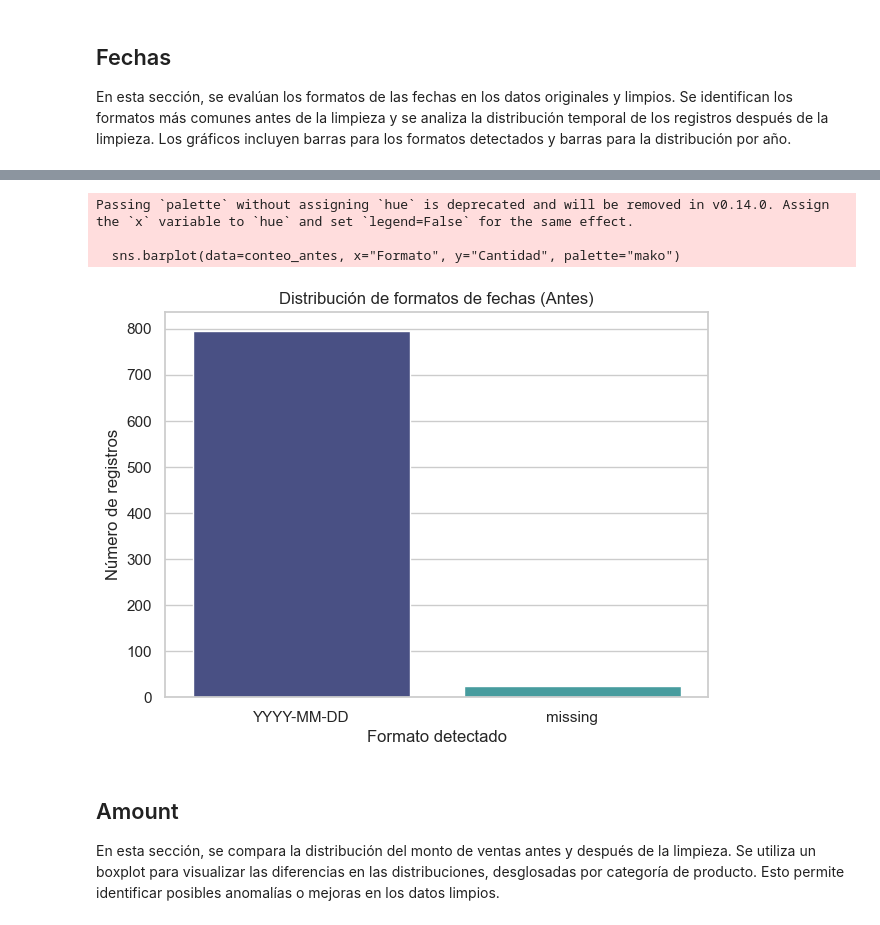
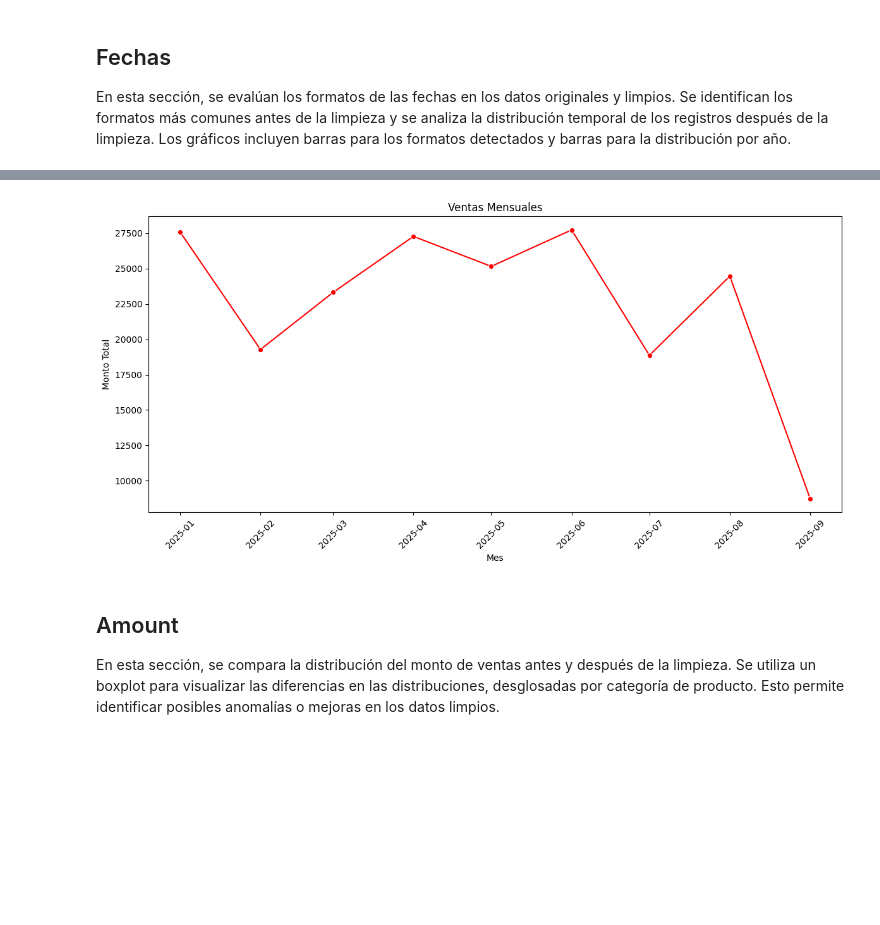
Before and after one commit to JuanHoyos329/lab6, a Jupyter notebook: visualization.ipynb, the cells around one changed output, grey strips where cells are left out. Cells and saved outputs as stored; diff of their text form; code cells hidden in the pictures; blank space fills up the shorter version.

```diff
--- a/visualization.ipynb
+++ b/visualization.ipynb
@@ -140,27 +83,18 @@ plt.show()
-# %%
-retail_og["purchase_date"] = retail_og["purchase_date"].apply(detectar_formato)
-conteo_antes = retail_og["purchase_date"].value_counts().reset_index()
-conteo_antes.columns = ["Formato", "Cantidad"]
-
-# Despues
-# Convertir columna de fecha a datetime
-retail_clean["purchase_date"] = pd.to_datetime(retail_clean["purchase_date"], errors="coerce")
-
-# Agrupar por fecha y contar registros
-conteo_despues = retail_clean.groupby("purchase_date").size().reset_index(name="Cantidad")
-
-# Antes
-plt.figure(figsize=(7,5))
-sns.barplot(data=conteo_antes, x="Formato", y="Cantidad", palette="mako")
-plt.title("Distribución de formatos de fechas (Antes)")
-plt.ylabel("Número de registros")
-plt.xlabel("Formato detectado")
-plt.show()
-# %% [output]
-Passing `palette` without assigning `hue` is deprecated and will be removed in v0.14.0. Assign the `x` variable to `hue` and set `legend=False` for the same effect.
-
-  sns.barplot(data=conteo_antes, x="Formato", y="Cantidad", palette="mako")
-[figure, removed]
+# %%
+retail_clean['purchase_date'] = pd.to_datetime(retail_clean['purchase_date'])
+ventas_mensuales = retail_clean.groupby(retail_clean['purchase_date'].dt.to_period('M'))['amount'].sum()
+ventas_mensuales.index = ventas_mensuales.index.to_timestamp()
+
+plt.figure(figsize=(12,6))
+sns.lineplot(x=ventas_mensuales.index, y=ventas_mensuales.values, marker='o', color = "red")
+plt.title('Ventas Mensuales')
+plt.xlabel('Mes')
+plt.ylabel('Monto Total')
+plt.xticks(rotation=45)
+plt.tight_layout()
+plt.show()
+# %% [output]
+[figure, added]
 # %% [markdown]
 ## Amount
 
```
Also changed, not shown: parts of 11 cells of this notebook, 5 other files.
